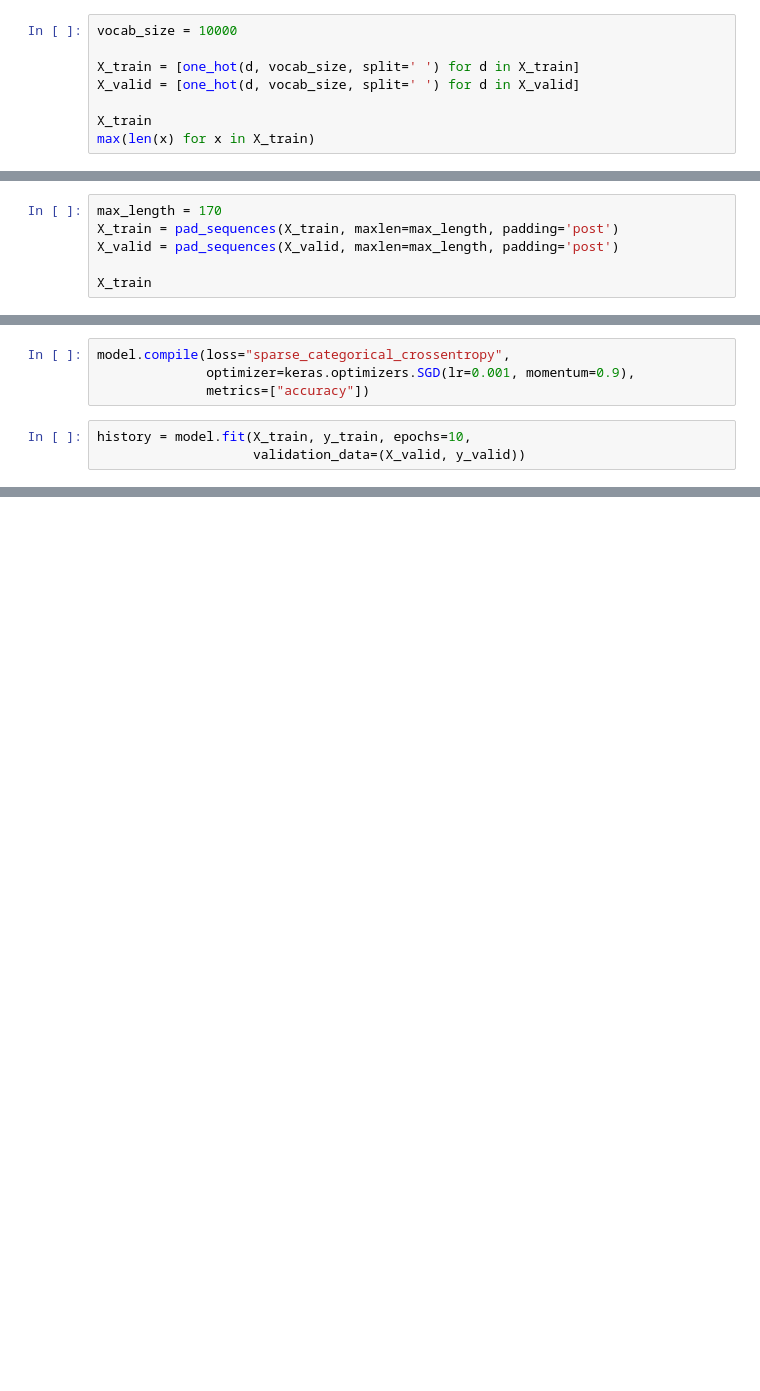
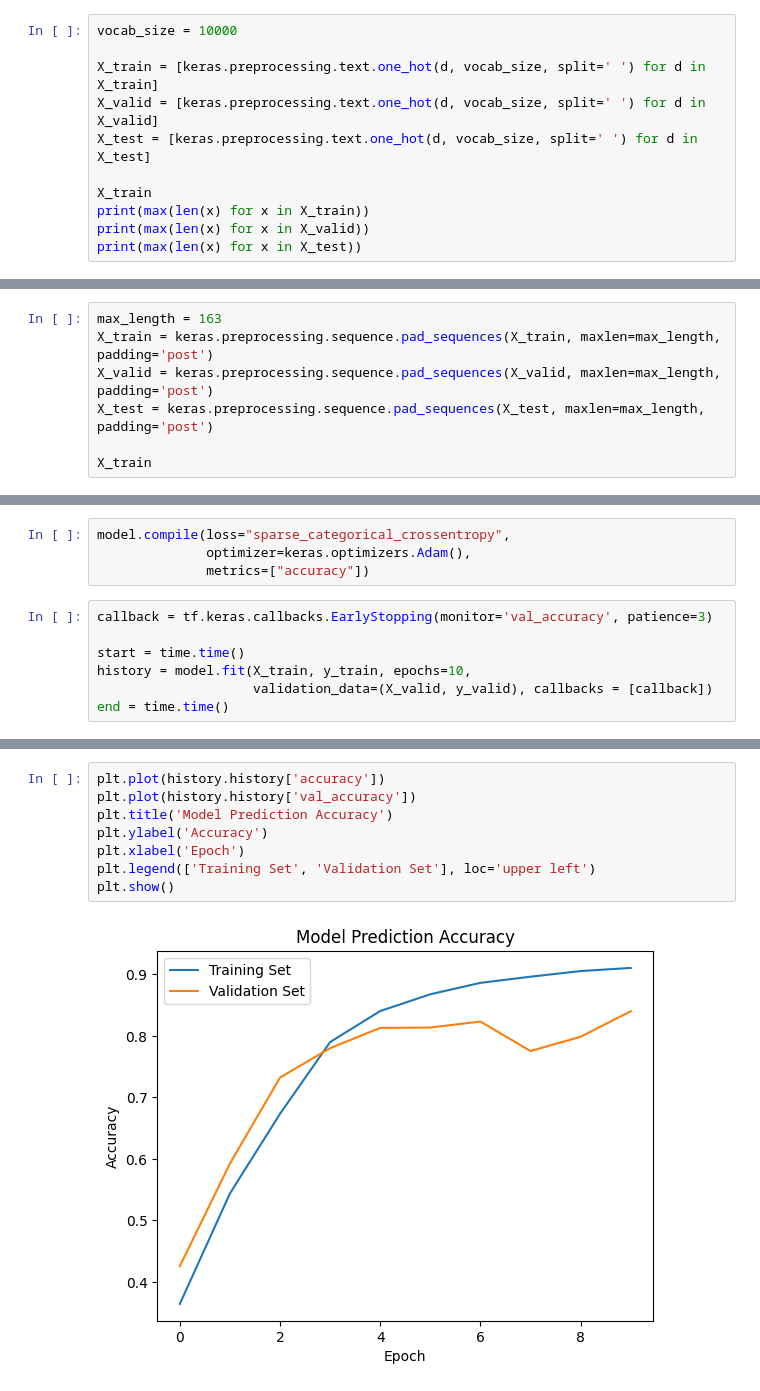
Before and after one commit to Sonimon123/TwitterSentimentNetwork, a Jupyter notebook: Twitter Sentiment Analysis.ipynb, the cells around one changed output, grey strips where cells are left out. Saved outputs shown, nothing was run; the diff lists cells and outputs as text; blank space fills up the shorter version.

```diff
--- a/Twitter Sentiment Analysis.ipynb
+++ b/Twitter Sentiment Analysis.ipynb
@@ -152,9 +179,12 @@ Name: Message, Length: 61692, dtype: object
 # %%
 vocab_size = 10000
 
-X_train = [one_hot(d, vocab_size, split=' ') for d in X_train]
-X_valid = [one_hot(d, vocab_size, split=' ') for d in X_valid]
+X_train = [keras.preprocessing.text.one_hot(d, vocab_size, split=' ') for d in X_train]
+X_valid = [keras.preprocessing.text.one_hot(d, vocab_size, split=' ') for d in X_valid]
+X_test = [keras.preprocessing.text.one_hot(d, vocab_size, split=' ') for d in X_test]
 
 X_train
-max(len(x) for x in X_train)
+print(max(len(x) for x in X_train))
+print(max(len(x) for x in X_valid))
+print(max(len(x) for x in X_test))
 # %% [output]
@@ -162,7 +194,8 @@ max(len(x) for x in X_train)
 # %%
-max_length = 170
-X_train = pad_sequences(X_train, maxlen=max_length, padding='post')
-X_valid = pad_sequences(X_valid, maxlen=max_length, padding='post')
+max_length = 163
+X_train = keras.preprocessing.sequence.pad_sequences(X_train, maxlen=max_length, padding='post')
+X_valid = keras.preprocessing.sequence.pad_sequences(X_valid, maxlen=max_length, padding='post')
+X_test = keras.preprocessing.sequence.pad_sequences(X_test, maxlen=max_length, padding='post')
 
 X_train
 # %% [output]
@@ -214,10 +264,14 @@ model = keras.models.Sequential([
 ])
 # %%
 model.compile(loss="sparse_categorical_crossentropy",
-              optimizer=keras.optimizers.SGD(lr=0.001, momentum=0.9),
+              optimizer=keras.optimizers.Adam(),
               metrics=["accuracy"])
 # %%
+callback = tf.keras.callbacks.EarlyStopping(monitor='val_accuracy', patience=3)
+
+start = time.time()
 history = model.fit(X_train, y_train, epochs=10,
-                    validation_data=(X_valid, y_valid))
+                    validation_data=(X_valid, y_valid), callbacks = [callback])
+end = time.time()
 # %% [output]
 Epoch 1/10
@@ -224,0 +302,10 @@ KeyboardInterrupt:
+# %%
+plt.plot(history.history['accuracy'])
+plt.plot(history.history['val_accuracy'])
+plt.title('Model Prediction Accuracy')
+plt.ylabel('Accuracy')
+plt.xlabel('Epoch')
+plt.legend(['Training Set', 'Validation Set'], loc='upper left')
+plt.show()
+# %% [output]
+[figure, added]
```
Also changed, not shown: parts of 25 cells of this notebook, 1 other file.
